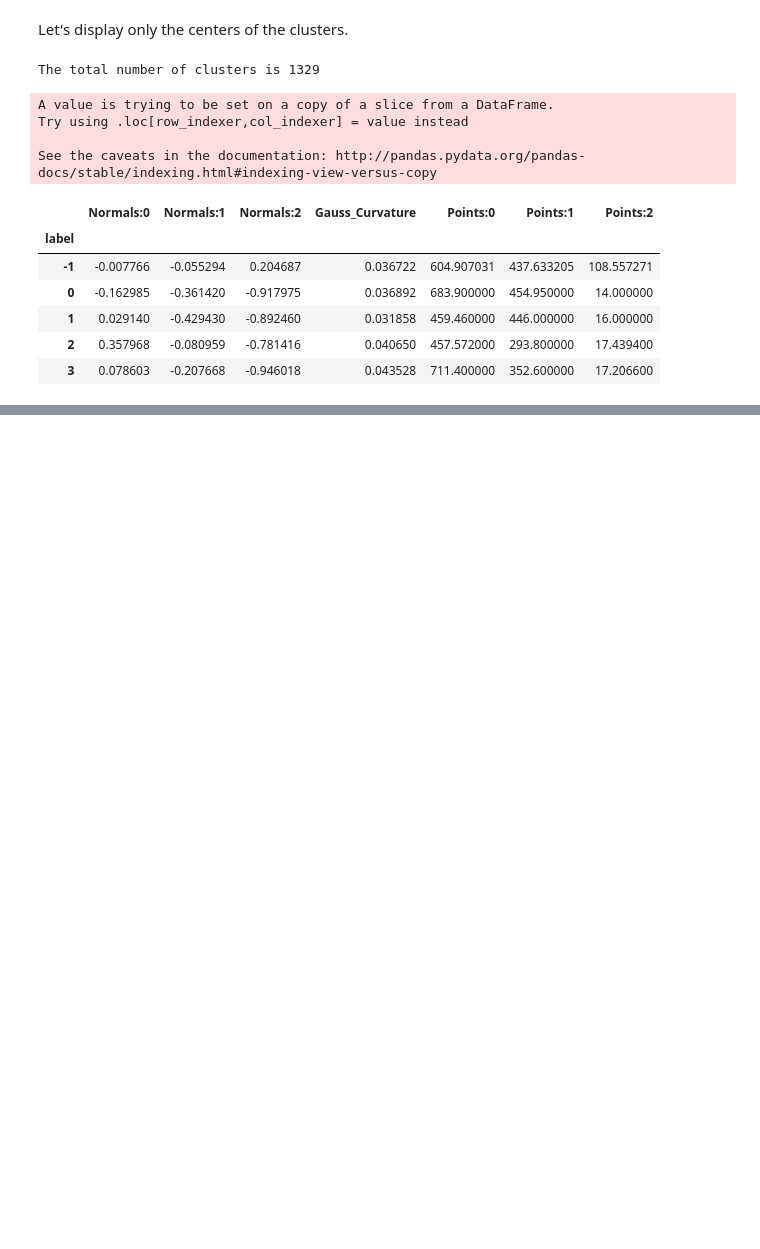
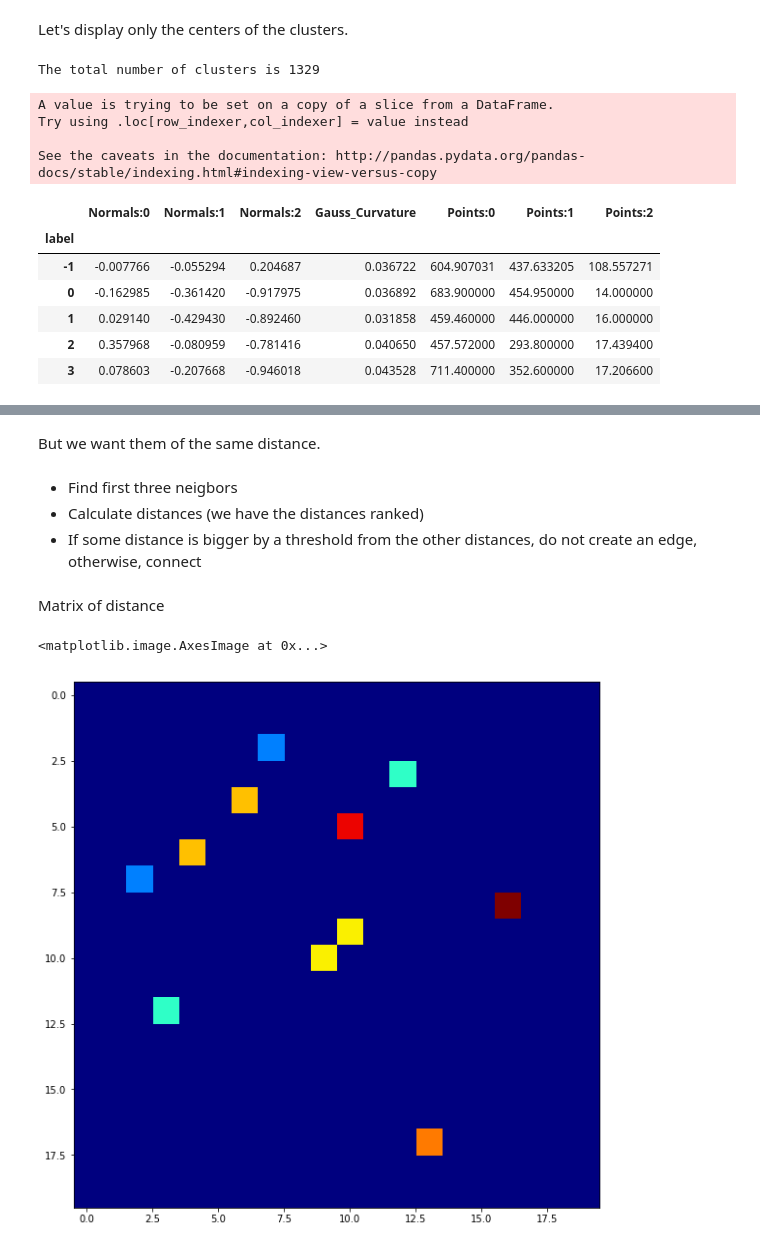
Before and after one commit to fly-eye/pyFlyEye, a Jupyter notebook: surface_processing/Curvature2corners.ipynb, the cells around one changed output, grey strips where cells are left out. Drawn from its saved outputs; the diff is of its cells as text; code cells hidden in the pictures; blank space fills up the shorter version.

Commit message:
adding dplitting of surfaces

```diff
--- a/surface_processing/Curvature2corners.ipynb
+++ b/surface_processing/Curvature2corners.ipynb
@@ -429,0 +552,14 @@ py.iplot(fig,filename='db_centers')
+# %%
+# run kmeans on the normals:
+kmeans = KMeans(n_clusters = 2,random_state=0).fit(grouped_points.iloc[:,:3])
+surf_labels = kmeans.labels_
+# kmeans clustering
+from mpl_toolkits.mplot3d import Axes3D
+fig = plt.figure(figsize = (7,5))
+ax = fig.add_subplot(111, projection='3d')
+ax.scatter(np.array(grouped_points["Normals:0"]), np.array(grouped_points["Normals:1"]),np.array(grouped_points["Normals:2"]), s=0.5,c = labels)
+plt.autoscale(enable=True, axis='both',tight=True)
+ax.set_aspect('equal','box')
+ax.view_init(0,90)
+plt.title('K-Means Clusters')
+plt.show()
@@ -429,0 +619,3 @@ py.iplot(fig,filename='db_centers')
+# %%
+# subsetting the points of the outer surface
+points_out = np.array(grouped_points)[~surf_labels.astype('bool'),:]
@@ -429,0 +656,23 @@ py.iplot(fig,filename='db_centers')
+# %% [markdown]
+But we want them of the same distance.
+# %% [markdown]
+* Find first three neigbors
+* Calculate distances (we have the distances ranked)
+* If some distance is bigger by a threshold from the other distances, do not create an edge, otherwise, connect
+# %% [markdown]
+Matrix of distance
+# %%
+# finding the nearest neighbors
+from sklearn.neighbors import NearestNeighbors
+nbrs = NearestNeighbors(n_neighbors=2, algorithm='ball_tree').fit(points_out)
+distances, indices = nbrs.kneighbors(points_out)
+# %%
+# creating the nearest neighbor graph
+G = nbrs.kneighbors_graph(points_out, mode='distance').toarray()
+# %%
+%matplotlib inline
+plt.figure(figsize = (10,10))
+plt.imshow(G[:20,:20],cmap = 'jet')
+# %% [output]
+<matplotlib.image.AxesImage at 0x...>
+[figure, added]
```
Also changed, not shown: parts of 42 cells of this notebook.
